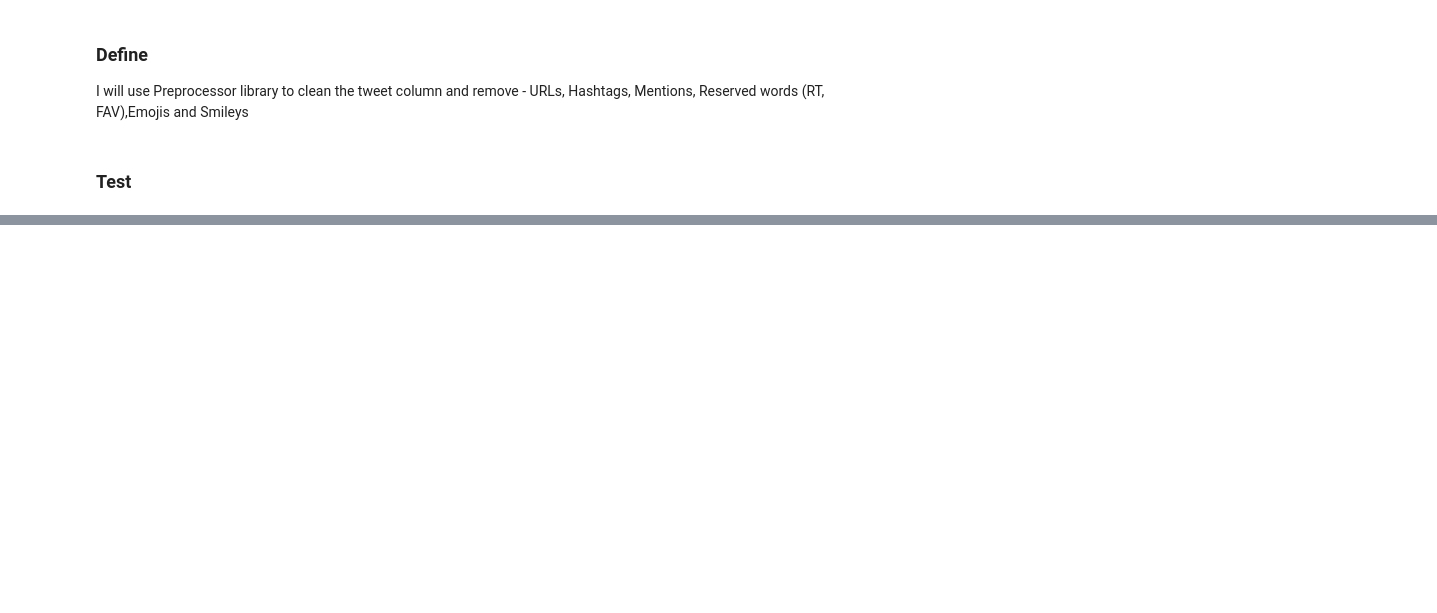
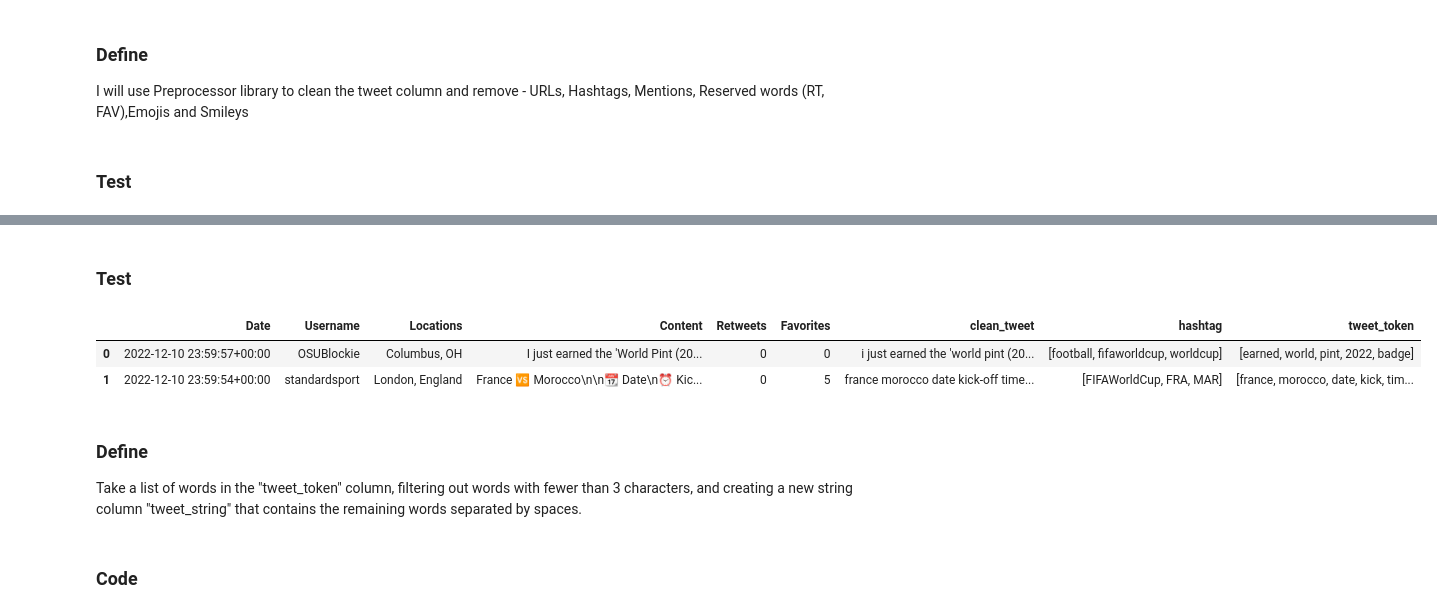
Before and after one commit to Gunjuzone/FIFA_World_Cup_2022_Sentiment_Analysis, a Jupyter notebook: 2022_Fifa_World_Cup_Sentiment_Analysis.ipynb, the cells around one changed output, grey strips where cells are left out. Saved outputs shown, nothing was run; the diff lists cells and outputs as text; code cells hidden in the pictures; blank space fills up the shorter version.

```diff
--- a/2022_Fifa_World_Cup_Sentiment_Analysis.ipynb
+++ b/2022_Fifa_World_Cup_Sentiment_Analysis.ipynb
@@ -358,0 +330,6 @@ array(['Columbus, OH', 'London, England', 'ⵜⴰⴳⵍⴷⵉⵜ ⵏ ⵍⵎⵖ
+# %%
+from nltk.corpus import stopwords
+
+# list of english stopwords
+
+stopwords = nltk.corpus.stopwords.words("english")
@@ -358,0 +340,13 @@ array(['Columbus, OH', 'London, England', 'ⵜⴰⴳⵍⴷⵉⵜ ⵏ ⵍⵎⵖ
+# %% [markdown]
+### Test
+# %%
+df.head(2)
+# %% [output]
+|  | Date | Username | Locations | Content | Retweets | Favorites | clean_tweet | hashtag | tweet_token |
+| 0 | 2022-12-10 23:59:57+00:00 | OSUBlockie | Columbus, OH | I just earned the 'World Pint (20... | 0 | 0 | i just earned the 'world pint (20... | [football, fifaworldcup, worldcup] | [earned, world, pint, 2022, badge] |
+| 1 | 2022-12-10 23:59:54+00:00 | standardsport | London, England | France 🆚 Morocco\n\n📆 Date\n⏰ Kic... | 0 | 5 | france morocco date kick-off time... | [FIFAWorldCup, FRA, MAR] | [france, morocco, date, kick, tim... |
+# %% [markdown]
+### Define
+Take a list of words in the "tweet_token" column, filtering out words with fewer than 3 characters, and creating a new string column "tweet_string" that contains the remaining words separated by spaces.
+# %% [markdown]
+### Code
```
Also changed, not shown: parts of 58 cells of this notebook.
